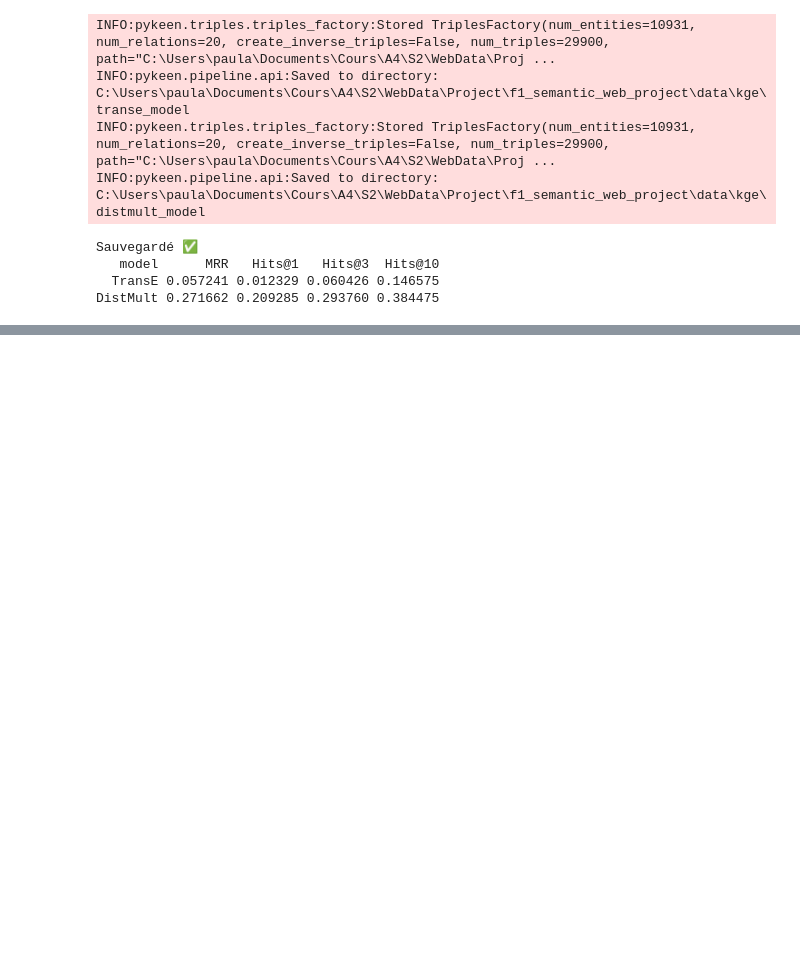
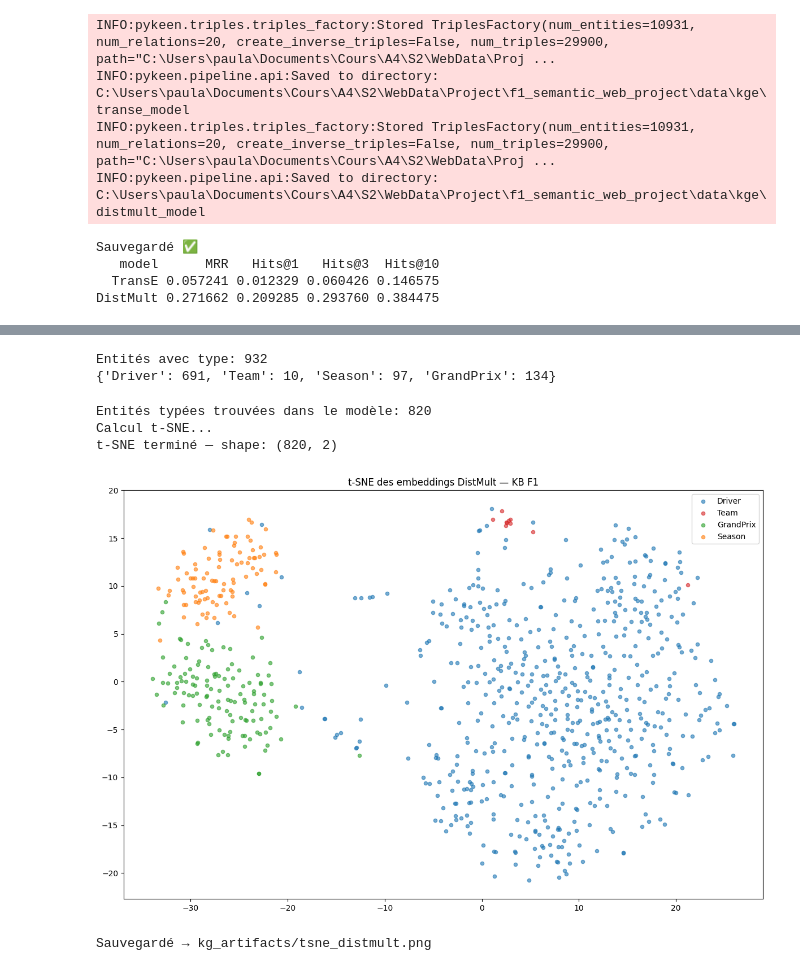
Before and after one commit to Paul-An/f1_semantic_web_project, a Jupyter notebook: notebooks/kge_test.ipynb, the cells around one changed output, grey strips where cells are left out. Drawn from its saved outputs; the diff is of its cells as text; code cells hidden in the pictures; blank space fills up the shorter version.

```diff
--- a/notebooks/kge_test.ipynb
+++ b/notebooks/kge_test.ipynb
@@ -297,0 +300,79 @@ print(f"Shape embeddings: {embeddings_matrix.shape}")
+# %%
+# charge les types d'entités depuis le KB
+g = Graph()
+g.parse("../kg_artifacts/full_kb.ttl", format="turtle")
+
+F1_ONTO = "http://example.org/f1/ontology/"
+CLASS_MAP = {
+    F1_ONTO + "Driver":    "Driver",
+    F1_ONTO + "Team":      "Team",
+    F1_ONTO + "GrandPrix": "GrandPrix",
+    F1_ONTO + "Season":    "Season",
+}
+
+# mappe entity_name → type
+entity_types = {}
+for s, p, o in g:
+    if str(p) == str(RDF.type) and str(o) in CLASS_MAP:
+        name = str(s).split("/")[-1]
+        entity_types[name] = CLASS_MAP[str(o)]
+
+print(f"Entités avec type: {len(entity_types)}")
+print({t: list(entity_types.values()).count(t) for t in set(entity_types.values())})
+# %% [output]
+Entités avec type: 932
+{'Driver': 691, 'Team': 10, 'Season': 97, 'GrandPrix': 134}
+# %%
+# récupère les indices des entités avec type connu
+entity_to_id = result_distmult.training.entity_to_id
+
+labeled_indices = []
+labeled_types   = []
+
+for name, etype in entity_types.items():
+    if name in entity_to_id:
+        labeled_indices.append(entity_to_id[name])
+        labeled_types.append(etype)
+
+print(f"Entités typées trouvées dans le modèle: {len(labeled_indices)}")
+
+# t-SNE
+embeddings_labeled = embeddings_matrix[labeled_indices]
+
+print("Calcul t-SNE...")
+tsne = TSNE(n_components=2, random_state=42, perplexity=30)
+embeddings_2d = tsne.fit_transform(embeddings_labeled)
+
+print(f"t-SNE terminé — shape: {embeddings_2d.shape}")
+# %% [output]
+Entités typées trouvées dans le modèle: 820
+Calcul t-SNE...
+t-SNE terminé — shape: (820, 2)
+# %%
+import matplotlib.pyplot as plt
+import numpy as np
+
+colors = {
+    "Driver":    "#1f77b4",
+    "Team":      "#d62728",
+    "GrandPrix": "#2ca02c",
+    "Season":    "#ff7f0e",
+}
+
+plt.figure(figsize=(12, 8))
+
+for etype, color in colors.items():
+    mask = [t == etype for t in labeled_types]
+    x = embeddings_2d[mask, 0]
+    y = embeddings_2d[mask, 1]
+    plt.scatter(x, y, c=color, label=etype, alpha=0.6, s=20)
+
+plt.title("t-SNE des embeddings DistMult — KB F1")
+plt.legend()
+plt.tight_layout()
+plt.savefig("../kg_artifacts/tsne_distmult.png", dpi=150)
+plt.show()
+print("Sauvegardé → kg_artifacts/tsne_distmult.png")
+# %% [output]
+[figure, added]
+Sauvegardé → kg_artifacts/tsne_distmult.png
```
Also changed, not shown: parts of 2 cells of this notebook, 4 other files.
